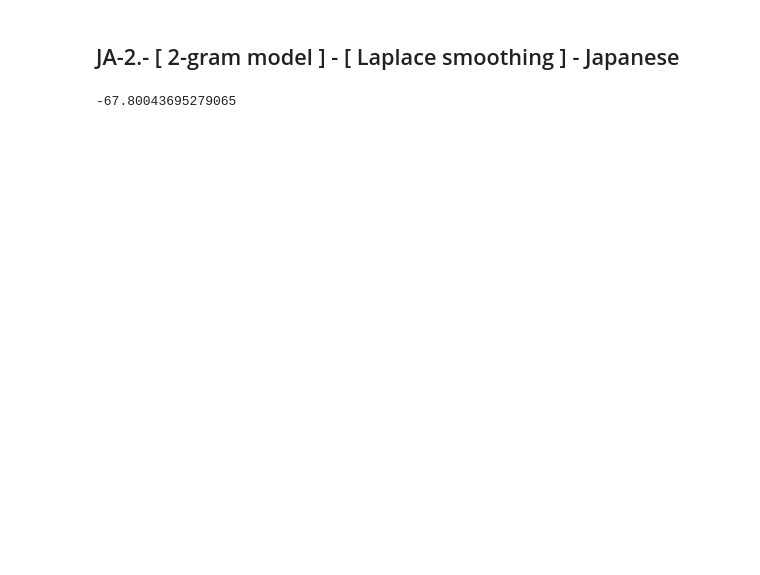
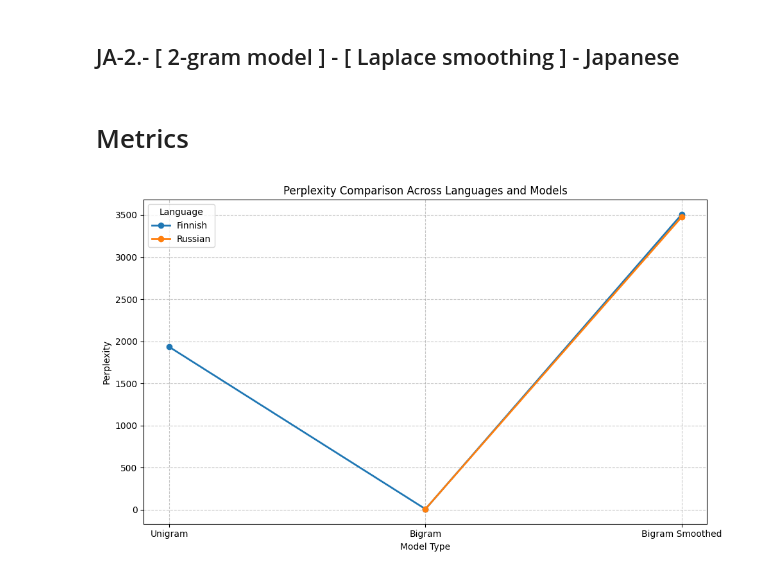
Before and after one commit to janljubas/nlp-project-group15, a Jupyter notebook: week_2/code_week_2.ipynb, the cells around one changed output. Cells and saved outputs as stored; diff of their text form; code cells hidden in the pictures; blank space fills up the shorter version.

Commit message:
refined some code, added metrics calculation

```diff
--- a/week_2/code_week_2.ipynb
+++ b/week_2/code_week_2.ipynb
@@ -406,7 +453,7 @@ def calc_bigram_probabilities(train_dataset):
 
 model = calc_bigram_probabilities(dataset_train)
 
-def bigram_model_ru(model, text):
+def bigram_model_ja_smoothing(model, text):
     tokenizer = Tokenizer()
     tokens = tokenizer.tokenize(text)
     tokens = ['<s>'] + [token for token in tokens]  + ['</s>']
@@ -426,6 +473,11 @@ def bigram_model_ru(model, text):
 
     return log_sentence_probability
 
-bigram_model_ja(model,'月の地表の温度は何度')
+bi_ja_smoothing = bigram_model_ja_smoothing(model,'月の地表の温度は何度')
-# %% [output]
--67.80043695279065
+# %%
+japanese_log_prob_bi_smoothing = []
+
+for sentence in japanese_sentences:
+  japanese_log_prob_bi_smoothing.append(bigram_model_ja_smoothing(model, sentence))
+# %% [markdown]
+# Metrics
@@ -431,0 +508,53 @@ bigram_model_ja(model,'月の地表の温度は何度')
+# %%
+perplexity_fi_unigram = calculate_perplexity(finnish_log_prob_uni, finnish_sentences)
+perplexity_fi_bigram = calculate_perplexity(finnish_log_prob_bi_no_smoothing, finnish_sentences)
+perplexity_fi_bigram_smoothed = calculate_perplexity(finnish_log_prob_bi_smoothing, finnish_sentences)
+
+
+perplexity_ru_bigram = calculate_perplexity(russian_log_prob_bi_no_smoothing, russian_sentences)
+perplexity_ru_bigram_smoothed = calculate_perplexity(russian_log_prob_bi_smoothing, russian_sentences)
+
+
+perplexity_ja_bigram = calculate_perplexity(japanese_log_prob_bi_no_smoothing, japanese_sentences)
+perplexity_ja_bigram_smoothed = calculate_perplexity(japanese_log_prob_bi_smoothing, japanese_sentences)
+# %%
+import matplotlib.pyplot as plt
+
+# Perplexity values for each language and model
+perplexities = {
+    'Finnish': {
+        'Unigram': perplexity_fi_unigram,
+        'Bigram': perplexity_fi_bigram,
+        'Bigram Smoothed': perplexity_fi_bigram_smoothed,
+    },
+    'Russian': {
+        'Bigram': perplexity_ru_bigram,
+        'Bigram Smoothed': perplexity_ru_bigram_smoothed,
+    }
+}
+
+# Preparing data for plotting
+languages = list(perplexities.keys())
+models = ['Unigram', 'Bigram', 'Bigram Smoothed']
+x = range(len(models))
+
+# Plotting
+fig, ax = plt.subplots(figsize=(10, 6))
+
+for i, language in enumerate(languages):
+    language_perplexities = [perplexities[language].get(model, None) for model in models]
+    ax.plot(x, language_perplexities, marker='o', label=language, linewidth=2)
+
+# Customizing plot
+ax.set_xticks(x)
+ax.set_xticklabels(models)
+ax.set_xlabel("Model Type")
+ax.set_ylabel("Perplexity")
+ax.set_title("Perplexity Comparison Across Languages and Models")
+ax.legend(title="Language")
+ax.grid(True, linestyle='--', alpha=0.7)
+
+plt.tight_layout()
+plt.show()
+# %% [output]
+[figure, added]
```
Also changed, not shown: parts of 18 cells of this notebook.
